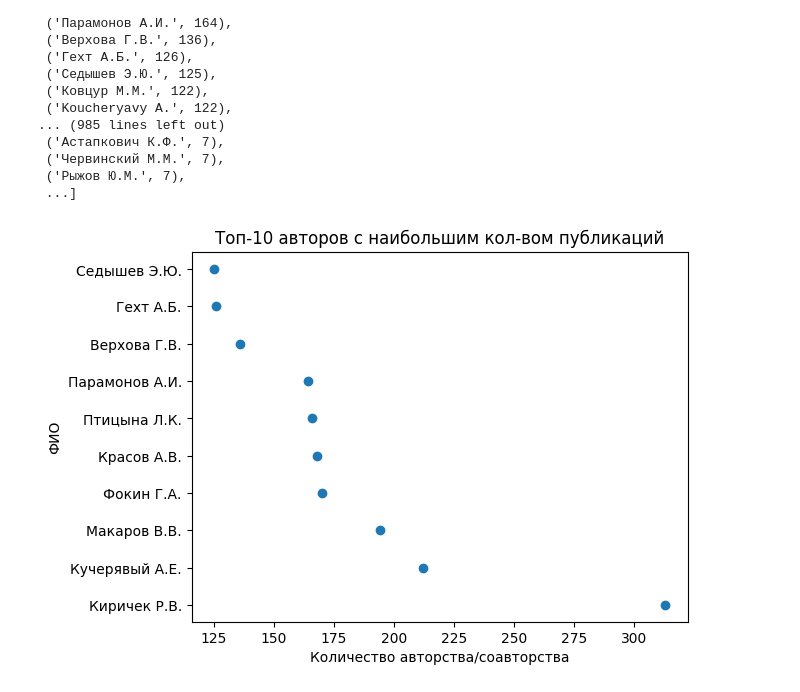
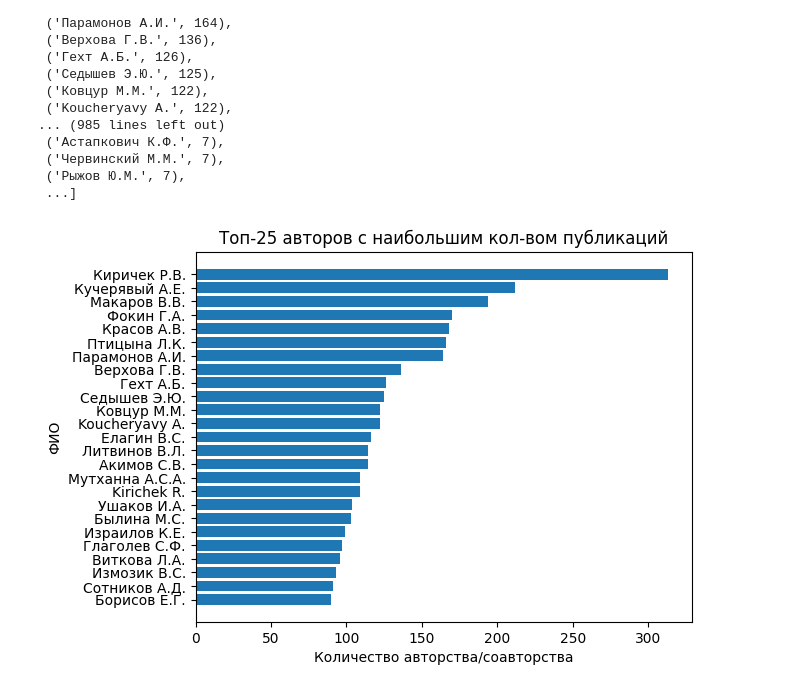
Before and after one commit to crawlic-stud/elibrary-parser, a Jupyter notebook: src/process_data.ipynb, the cells around one changed output. Saved outputs shown, nothing was run; the diff lists cells and outputs as text; code cells hidden in the pictures.

```diff
--- a/src/process_data.ipynb
+++ b/src/process_data.ipynb
@@ -112,16 +112,16 @@ items
 # %%
 import matplotlib.pyplot as plt
 # %%
-xs, ys = zip(*items[:10])
+xs, ys = zip(*items[:25][::-1])
 
-plt.scatter(ys, xs)  # For a scatter plot
+plt.barh(xs, ys)  # For a scatter plot
 
 # Optional: Add labels and title
 plt.xlabel('Количество авторства/соавторства')
 plt.ylabel('ФИО')
-plt.title('Топ-10 авторов с наибольшим кол-вом публикаций')
+plt.title('Топ-25 авторов с наибольшим кол-вом публикаций')
 
 # Step 4: Display the plot
 plt.show()
 # %% [output]
-[figure, old version]
+[figure, new version]
```
